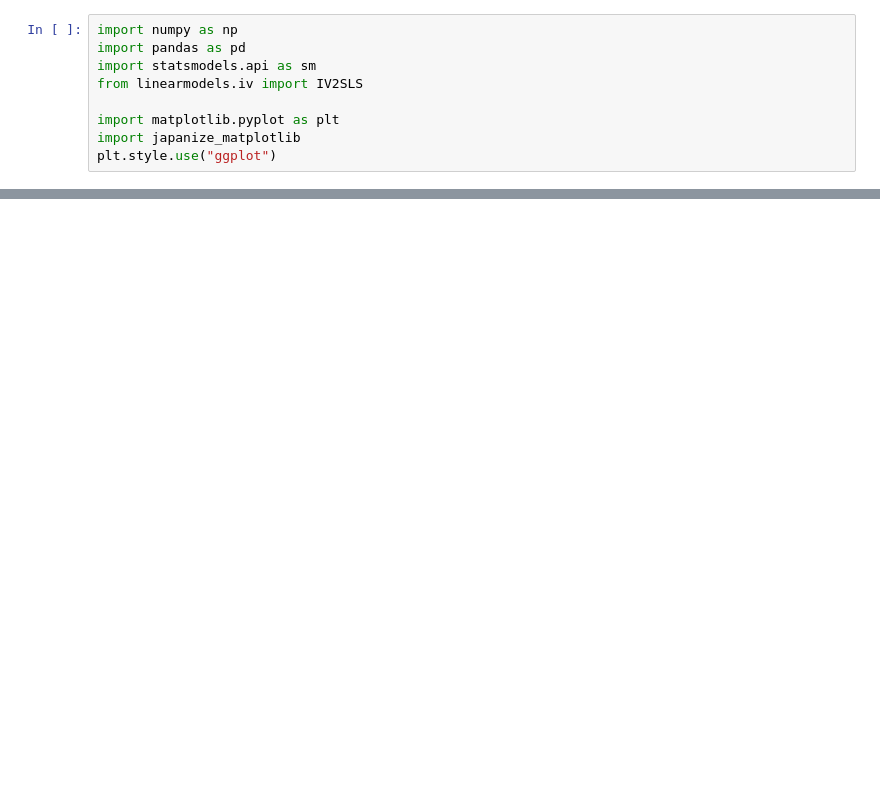
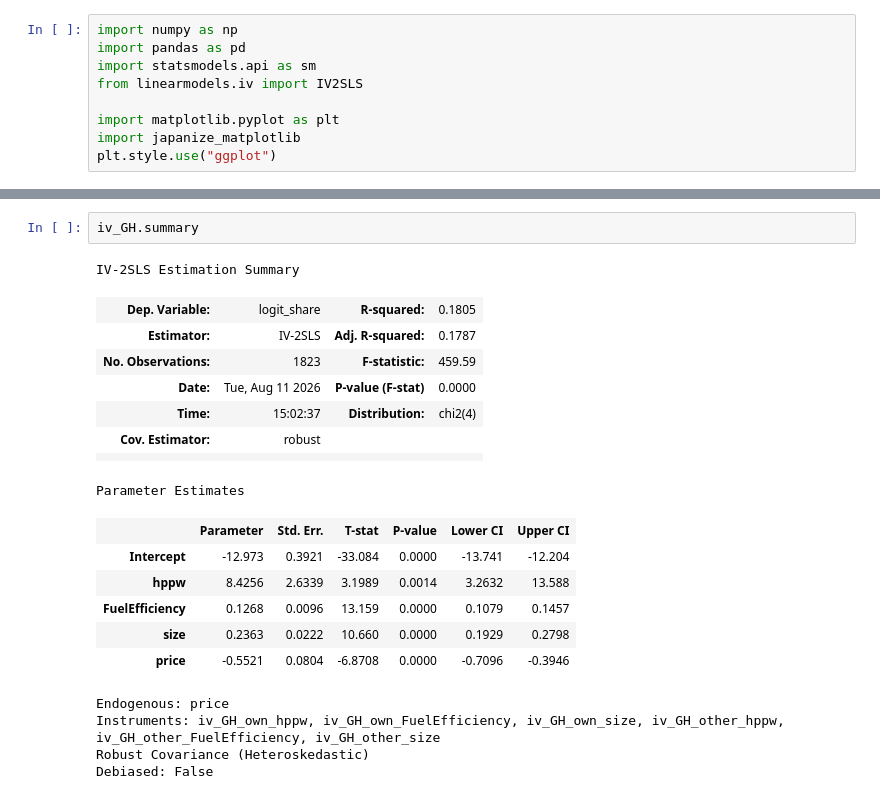
Before and after one commit to fesibisyatta/empirical_business_economics_for_python, a Jupyter notebook: section-3/自己価格弾力性.ipynb, the cells around one changed output, grey strips where cells are left out. Saved outputs shown, nothing was run; the diff lists cells and outputs as text; blank space fills up the shorter version.

```diff
--- a/section-3/自己価格弾力性.ipynb
+++ b/section-3/自己価格弾力性.ipynb
@@ -50,0 +104,22 @@ iv_GH = IV2SLS.from_formula(
+# %%
+iv_GH.summary
+# %% [output]
+IV-2SLS Estimation Summary
+| Dep. Variable: | logit_share | R-squared: | 0.1805 |
+| Estimator: | IV-2SLS | Adj. R-squared: | 0.1787 |
+| No. Observations: | 1823 | F-statistic: | 459.59 |
+| Date: | Tue, Aug 11 2026 | P-value (F-stat) | 0.0000 |
+| Time: | 15:02:37 | Distribution: | chi2(4) |
+| Cov. Estimator: | robust |  |  |
+|  |  |  |  |
+Parameter Estimates
+|  | Parameter | Std. Err. | T-stat | P-value | Lower CI | Upper CI |
+| Intercept | -12.973 | 0.3921 | -33.084 | 0.0000 | -13.741 | -12.204 |
+| hppw | 8.4256 | 2.6339 | 3.1989 | 0.0014 | 3.2632 | 13.588 |
+| FuelEfficiency | 0.1268 | 0.0096 | 13.159 | 0.0000 | 0.1079 | 0.1457 |
+| size | 0.2363 | 0.0222 | 10.660 | 0.0000 | 0.1929 | 0.2798 |
+| price | -0.5521 | 0.0804 | -6.8708 | 0.0000 | -0.7096 | -0.3946 |
+Endogenous: price
+Instruments: iv_GH_own_hppw, iv_GH_own_FuelEfficiency, iv_GH_own_size, iv_GH_other_hppw, iv_GH_other_FuelEfficiency, iv_GH_other_size
+Robust Covariance (Heteroskedastic)
+Debiased: False
```
Also changed, not shown: parts of 16 cells of this notebook.
